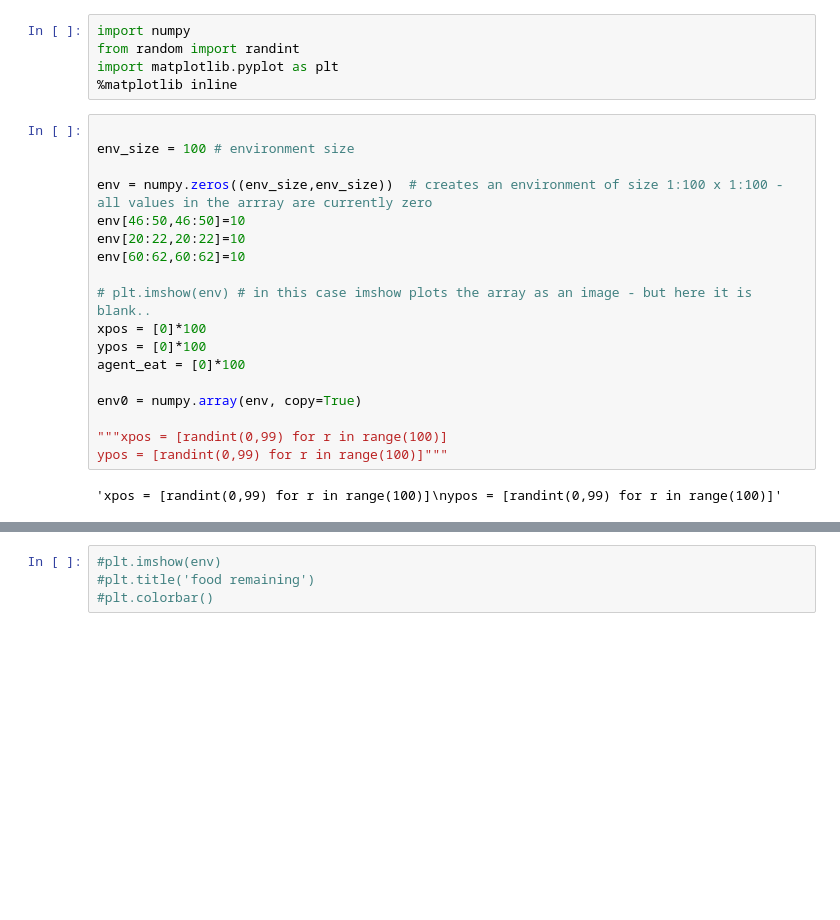
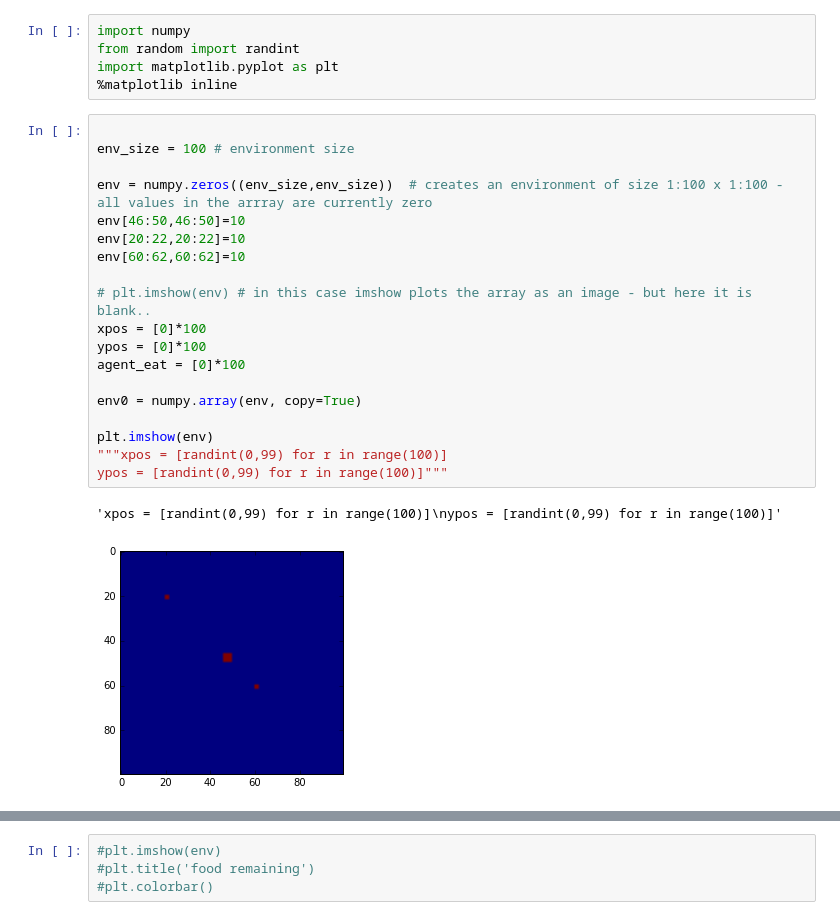
Before and after one commit to johan--/ABM_BU_2016, a Jupyter notebook: Day1_handout/PythonBasicsABM-wor.ipynb, the cells around one changed output, grey strips where cells are left out. Cells and saved outputs as stored; diff of their text form; blank space fills up the shorter version.

```diff
--- a/Day1_handout/PythonBasicsABM-wor.ipynb
+++ b/Day1_handout/PythonBasicsABM-wor.ipynb
@@ -470,23 +470,25 @@ import matplotlib.pyplot as plt
 # %%
 
 env_size = 100 # environment size
 
 env = numpy.zeros((env_size,env_size))  # creates an environment of size 1:100 x 1:100 - all values in the arrray are currently zero
 env[46:50,46:50]=10
 env[20:22,20:22]=10
 env[60:62,60:62]=10
 
 # plt.imshow(env) # in this case imshow plots the array as an image - but here it is blank..
 xpos = [0]*100
 ypos = [0]*100
 agent_eat = [0]*100
 
 env0 = numpy.array(env, copy=True)
 
+plt.imshow(env)
 """xpos = [randint(0,99) for r in range(100)]
 ypos = [randint(0,99) for r in range(100)]"""
 # %% [output]
 'xpos = [randint(0,99) for r in range(100)]\nypos = [randint(0,99) for r in range(100)]'
+[figure, added]
 # %%
 for time in range(100):
     for agent in range(100):
```
Also changed, not shown: parts of 1 cell of this notebook.
